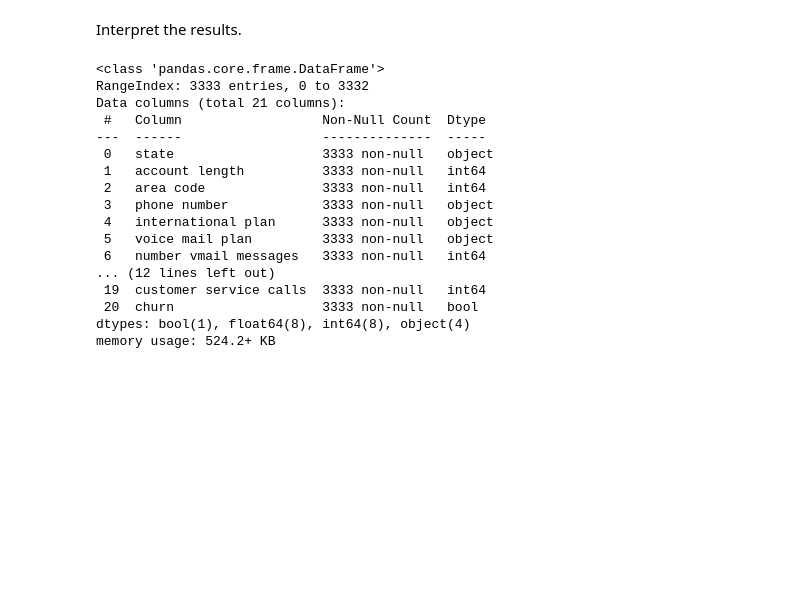
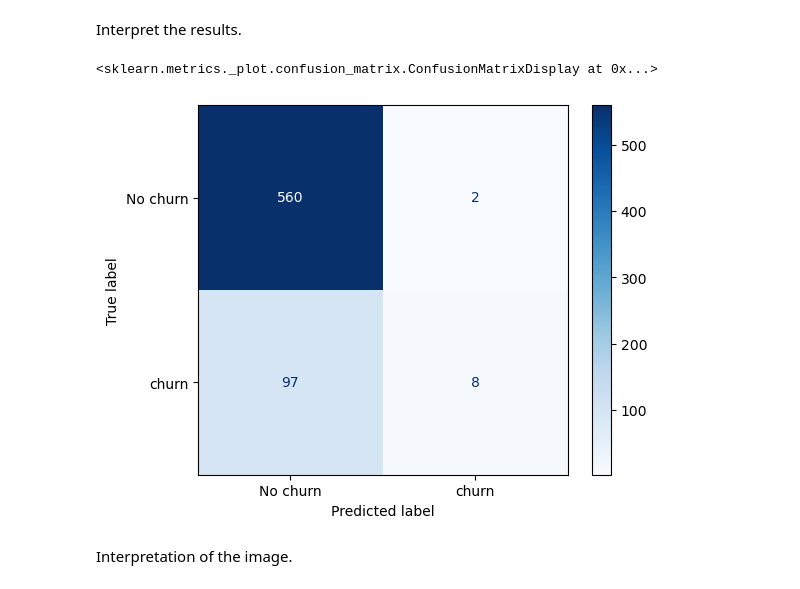
Before and after one commit to Bchacha-ds/K-Nearest-Neighbors, a Jupyter notebook: index.ipynb, the cells around one changed output. Drawn from its saved outputs; the diff is of its cells as text; code cells hidden in the pictures; blank space fills up the shorter version.

```diff
--- a/index.ipynb
+++ b/index.ipynb
@@ -229,22 +236,20 @@ weighted avg       0.84      0.85      0.80       667
 # %% [markdown]
 Interpret the results.
 # %%
-df.info()
+from sklearn.metrics import confusion_matrix, ConfusionMatrixDisplay
+
+cm = confusion_matrix(y_test, y_preds)
+
+# plt.figure(figsize=(8, 4))
+# sns.heatmap(cm, annot=True, fmt='d', cmap='Blues', xticklabels=['No churn', 'churn'], yticklabels=['No churn', 'churn'])
+# plt.title('Confusion matrix')
+# plt.show()
+
+
+# ----------------------------
+ConfusionMatrixDisplay(cm, display_labels=['No churn', 'churn']).plot(cmap= 'Blues')
 # %% [output]
-<class 'pandas.core.frame.DataFrame'>
-RangeIndex: 3333 entries, 0 to 3332
-Data columns (total 21 columns):
- #   Column                  Non-Null Count  Dtype
----  ------                  --------------  -----
- 0   state                   3333 non-null   object
- 1   account length          3333 non-null   int64
- 2   area code               3333 non-null   int64
- 3   phone number            3333 non-null   object
- 4   international plan      3333 non-null   object
- 5   voice mail plan         3333 non-null   object
- 6   number vmail messages   3333 non-null   int64
-... (12 lines left out)
- 19  customer service calls  3333 non-null   int64
- 20  churn                   3333 non-null   bool
-dtypes: bool(1), float64(8), int64(8), object(4)
-memory usage: 524.2+ KB
+<sklearn.metrics._plot.confusion_matrix.ConfusionMatrixDisplay at 0x...>
+[figure, added]
+# %% [markdown]
+Interpretation of the image.
```
Also changed, not shown: parts of 11 cells of this notebook.
